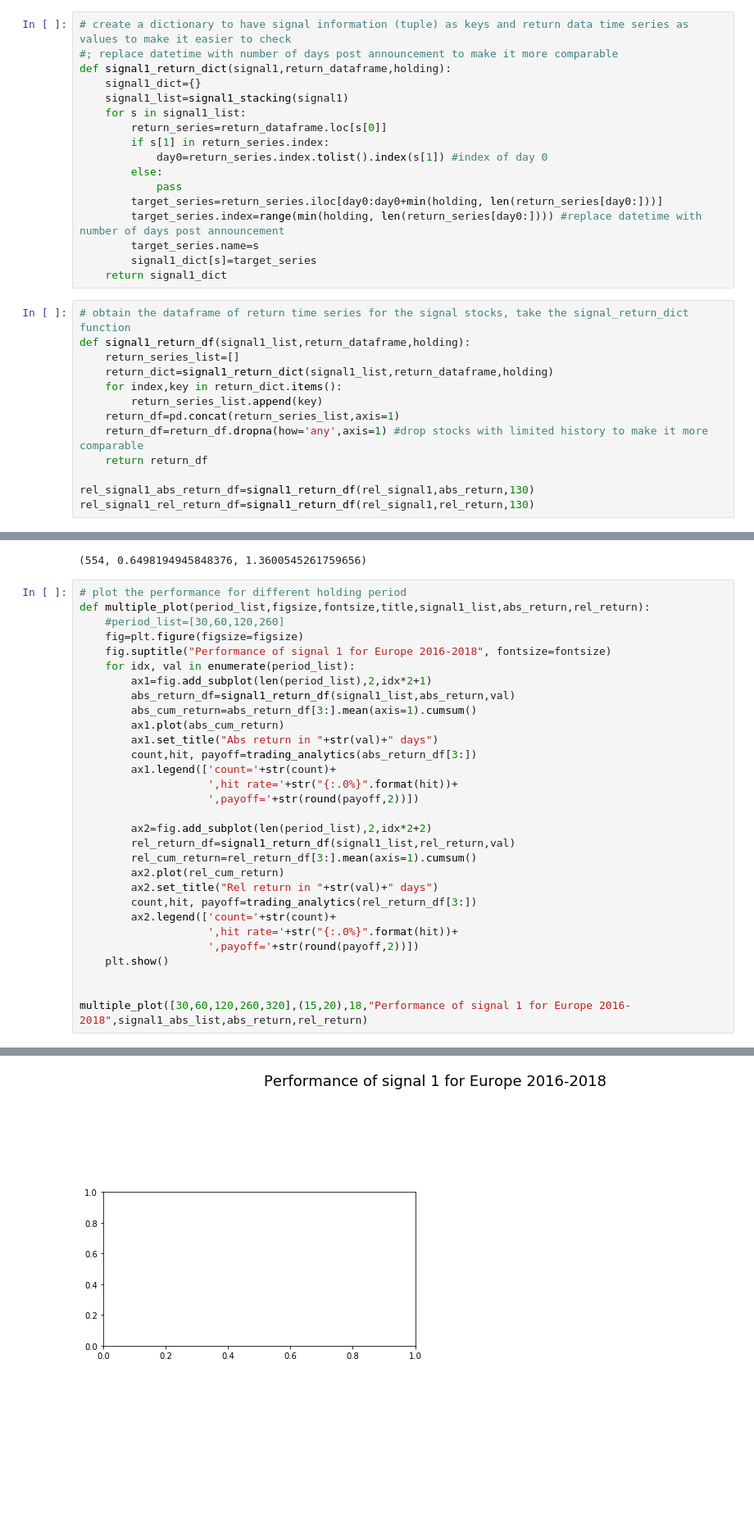
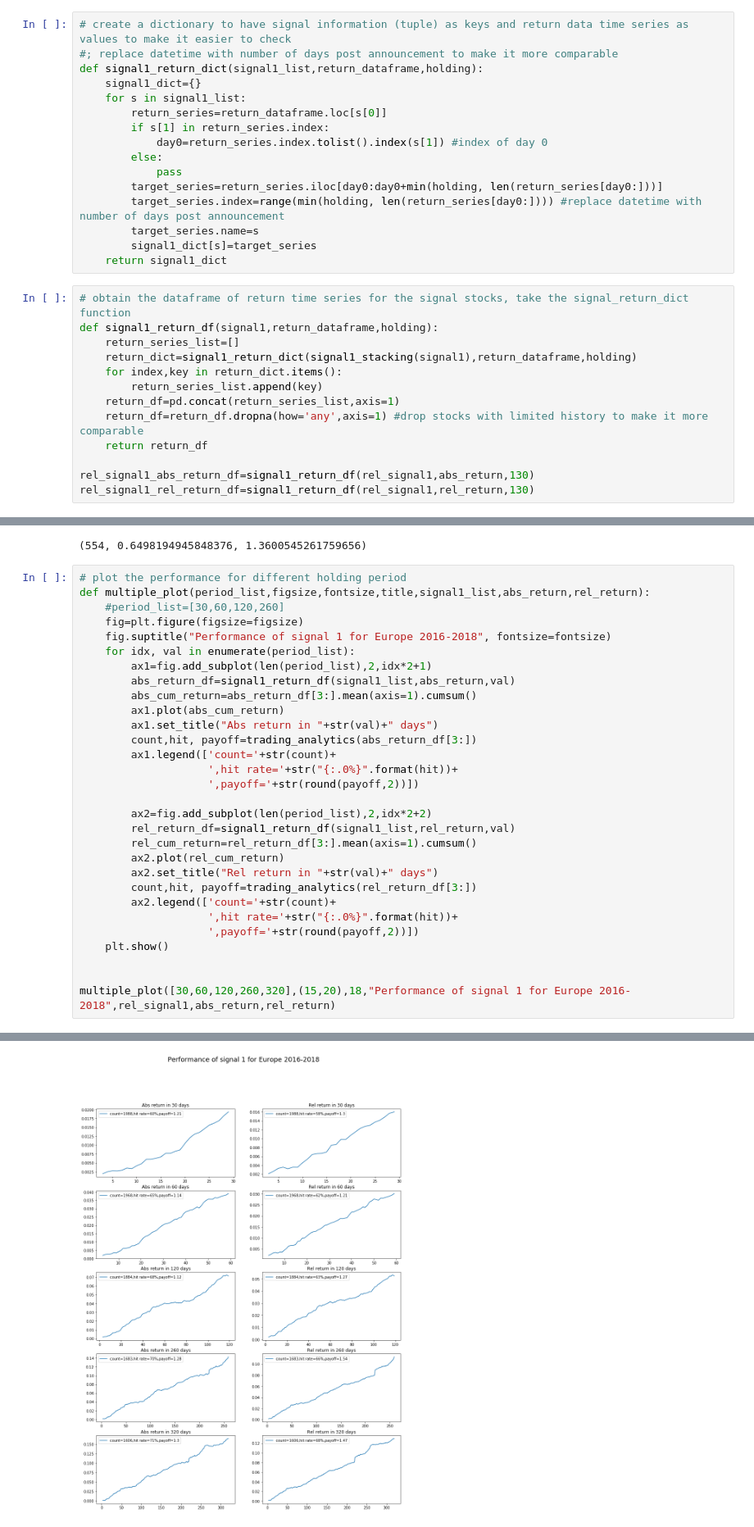
Before and after one commit to zliyclh/post_result, a Jupyter notebook: Signal 1.ipynb, the cells around one changed output, grey strips where cells are left out. Shown at 82% size. Drawn from its saved outputs; the diff is of its cells as text; blank space fills up the shorter version.

```diff
--- a/Signal 1.ipynb
+++ b/Signal 1.ipynb
@@ -140,9 +116,8 @@ def signal1_stacking(signal1):
 # %%
 # create a dictionary to have signal information (tuple) as keys and return data time series as values to make it easier to check
 #; replace datetime with number of days post announcement to make it more comparable
-def signal1_return_dict(signal1,return_dataframe,holding):
+def signal1_return_dict(signal1_list,return_dataframe,holding):
     signal1_dict={}
-    signal1_list=signal1_stacking(signal1)
     for s in signal1_list:
         return_series=return_dataframe.loc[s[0]]
         if s[1] in return_series.index:
@@ -156,9 +131,9 @@ def signal1_return_dict(signal1,return_dataframe,holding):
     return signal1_dict
 # %%
 # obtain the dataframe of return time series for the signal stocks, take the signal_return_dict function
-def signal1_return_df(signal1_list,return_dataframe,holding):
+def signal1_return_df(signal1,return_dataframe,holding):
     return_series_list=[]
-    return_dict=signal1_return_dict(signal1_list,return_dataframe,holding)
+    return_dict=signal1_return_dict(signal1_stacking(signal1),return_dataframe,holding)
     for index,key in return_dict.items():
         return_series_list.append(key)
     return_df=pd.concat(return_series_list,axis=1)
@@ -256,5 +231,5 @@ def multiple_plot(period_list,figsize,fontsize,title,signal1_list,abs_return,rel
     plt.show()
 
 
-multiple_plot([30,60,120,260,320],(15,20),18,"Performance of signal 1 for Europe 2016-2018",signal1_abs_list,abs_return,rel_return)
+multiple_plot([30,60,120,260,320],(15,20),18,"Performance of signal 1 for Europe 2016-2018",rel_signal1,abs_return,rel_return)
 # %% [output]
@@ -262 +236 @@ AttributeError: 'list' object has no attribute 'iterrows'
-[figure, old version]
+[figure, new version]
```
Also changed, not shown: parts of 7 cells of this notebook.
